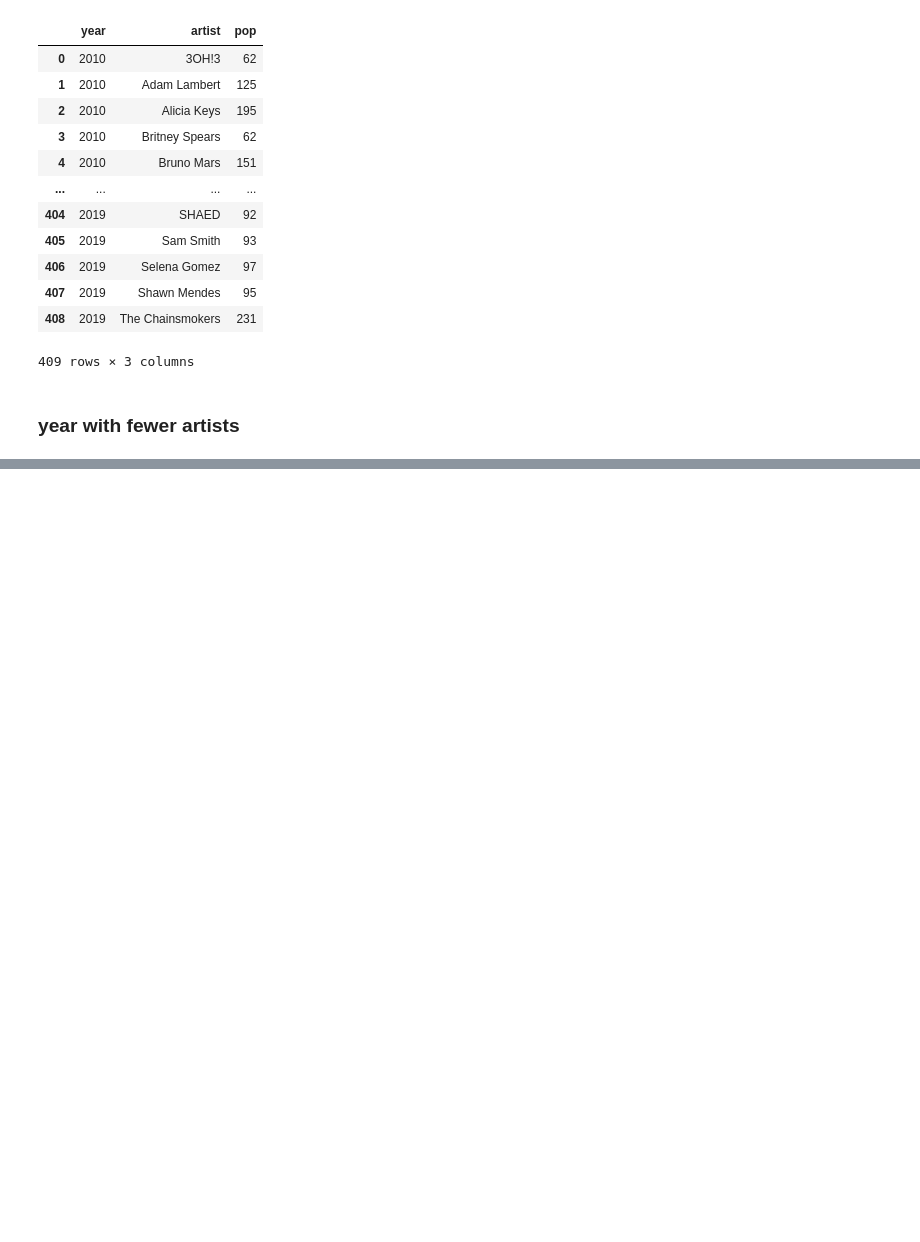
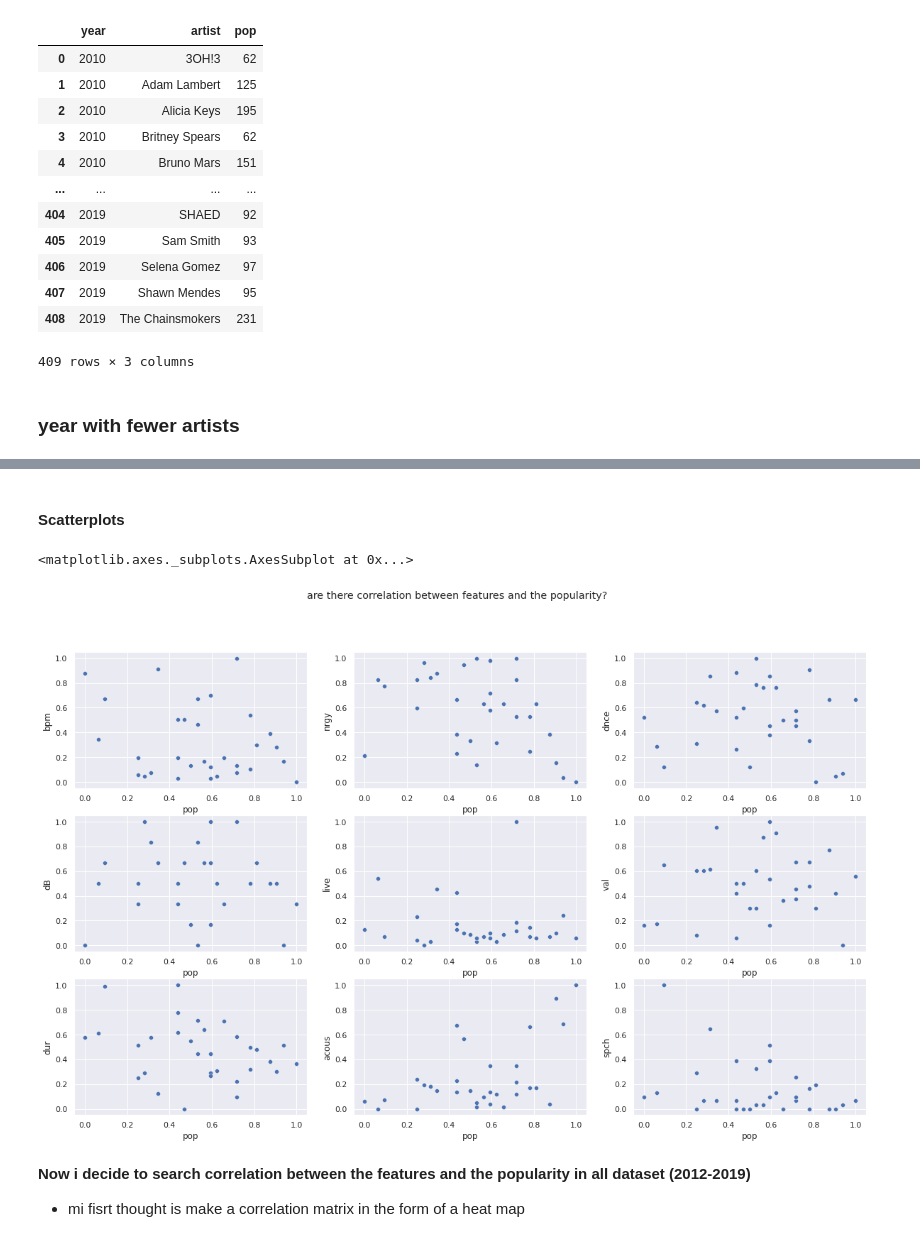
Before and after one commit to ADRIANVM117/proyectos_propios, a Jupyter notebook: mini_proyectos/spotify_advm/spotify_advm.ipynb, the cells around one changed output, grey strips where cells are left out. Drawn from its saved outputs; the diff is of its cells as text; code cells hidden in the pictures; blank space fills up the shorter version.

```diff
--- a/mini_proyectos/spotify_advm/spotify_advm.ipynb
+++ b/mini_proyectos/spotify_advm/spotify_advm.ipynb
@@ -351,0 +357,3 @@ z
+# %%
+c = df[df['year'] == 2019]
+c.iloc[0:9]
@@ -351,0 +372,16 @@ z
+# %%
+# I selec the df only columns 5-13
+features = c.iloc[:,4:14]
+
+features_str = c.iloc[:,1:4]
+# i use min-max method to normalize the features
+def minmax_norm(df_input):
+  return (features - features.min()) / ( features.max() - features.min())
+
+# apply the function
+df_minmax_norm = minmax_norm(features)
+# i create a nwe column to join the other dataframe
+new_df=df_minmax_norm.assign(year=2019)
+# i merfe 2 dataframes
+features_norm = pd.merge(features_str, new_df)
+features_norm
@@ -351,0 +402,24 @@ z
+# %% [markdown]
+#### Scatterplots
+# %%
+fig, axes = plt.subplots(3, 3, figsize=(20, 12))
+
+fig.suptitle('are there correlation between features and the popularity?')
+
+
+sns.scatterplot(ax=axes[0, 0], data=features_norm, x='pop', y='bpm')
+sns.scatterplot(ax=axes[0, 1], data=features_norm, x='pop', y='nrgy')
+sns.scatterplot(ax=axes[0, 2], data=features_norm, x='pop', y='dnce')
+sns.scatterplot(ax=axes[1, 0], data=features_norm, x='pop', y='dB')
+sns.scatterplot(ax=axes[1, 1], data=features_norm, x='pop', y='live')
+sns.scatterplot(ax=axes[1, 2], data=features_norm, x='pop', y='val')
+sns.scatterplot(ax=axes[2, 0], data=features_norm, x='pop', y='dur')
+sns.scatterplot(ax=axes[2, 1], data=features_norm, x='pop', y='acous')
+sns.scatterplot(ax=axes[2, 2], data=features_norm, x='pop', y='spch')
+# %% [output]
+<matplotlib.axes._subplots.AxesSubplot at 0x...>
+[figure, added]
+# %% [markdown]
+<b> Now i decide to search correlation between the features and the popularity in all dataset (2012-2019) </b>
+
+- mi fisrt thought is make a correlation matrix in the form of a heat map
```
Also changed, not shown: parts of 19 cells of this notebook.
